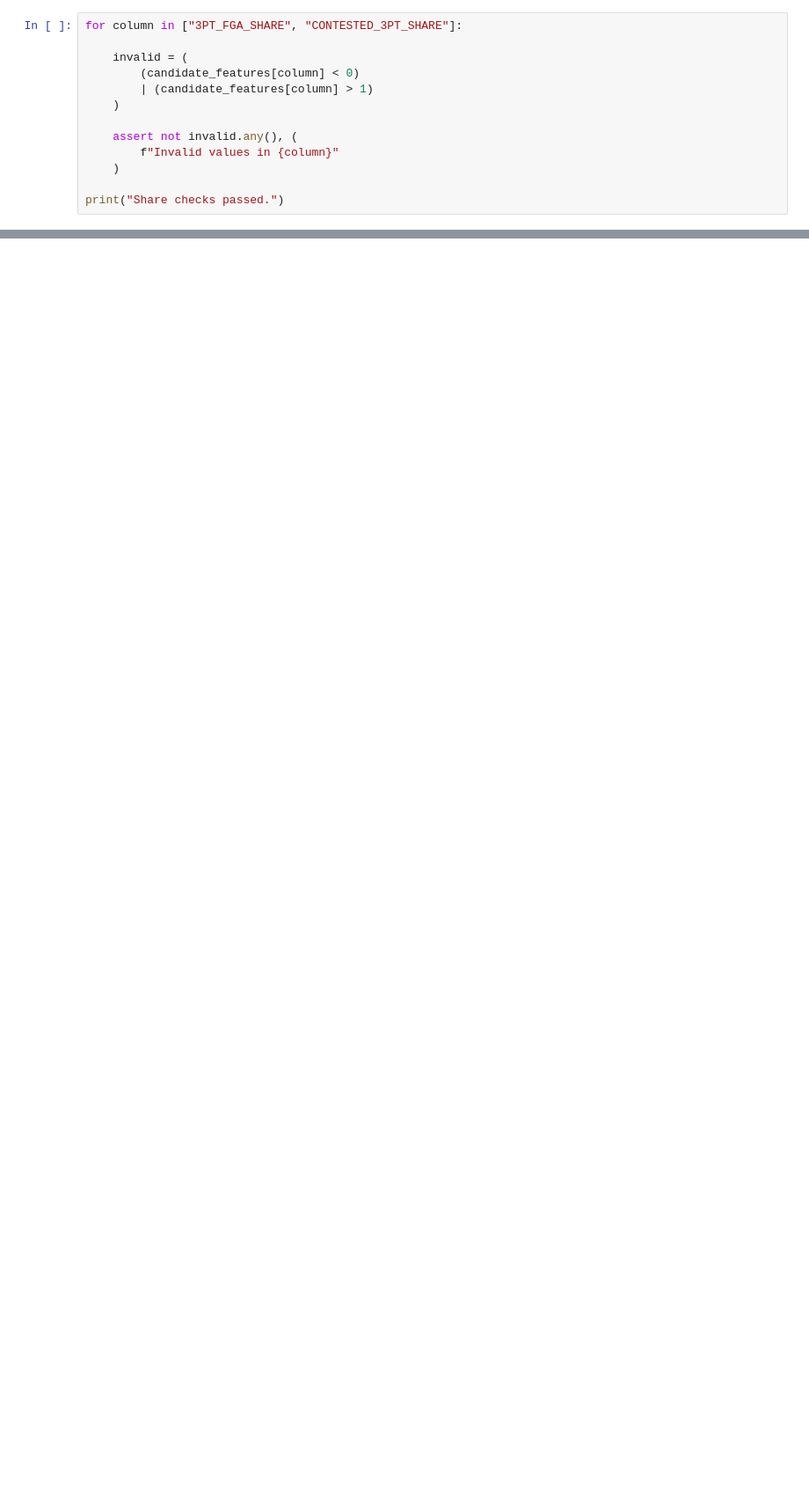
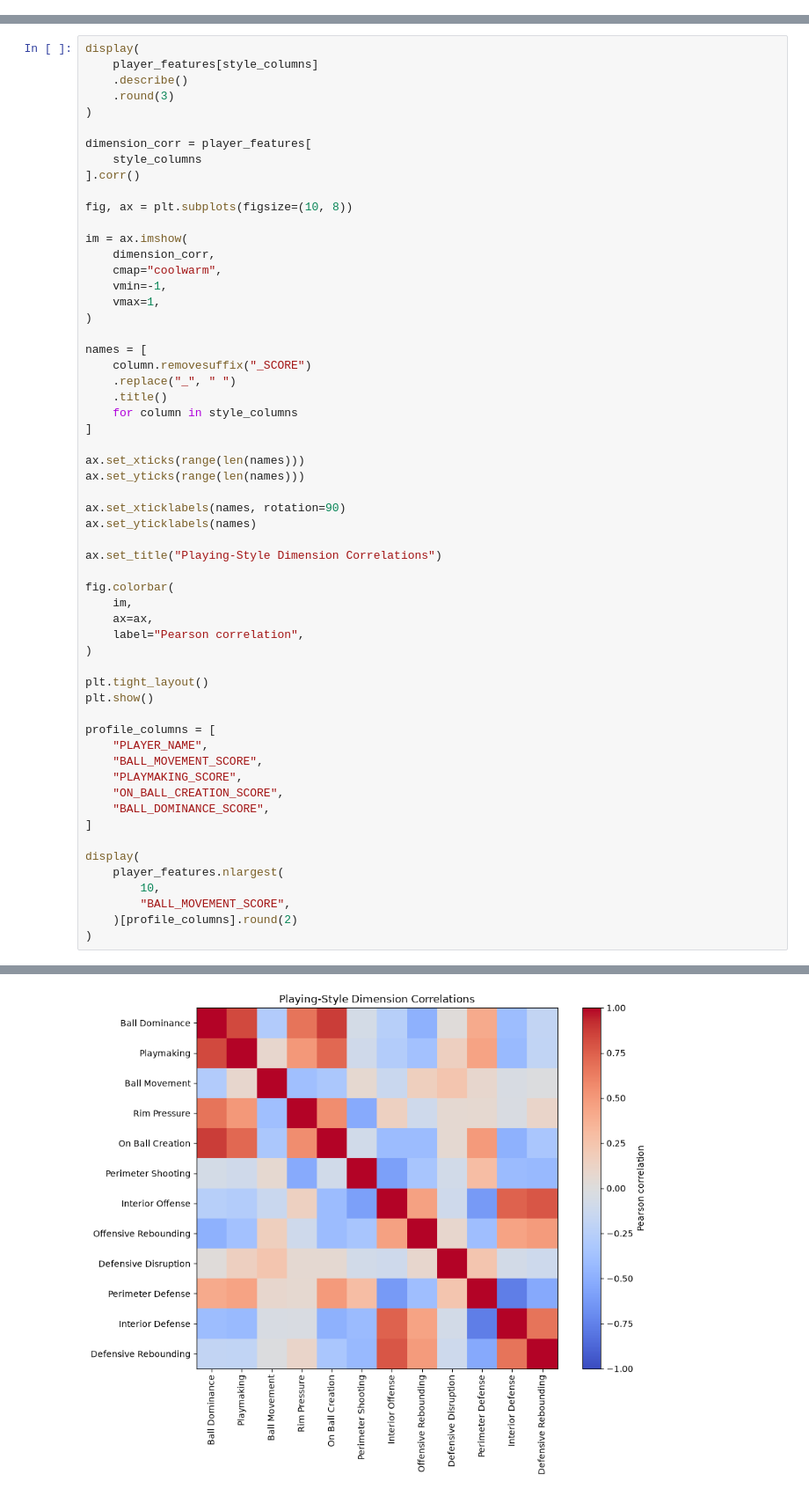
Before and after one commit to alex-abrego/nba-player-archetype-analysis, a Jupyter notebook: notebooks/02_feature_engineering.ipynb, the cells around one changed output, grey strips where cells are left out. Shown at 88% size. Cells and saved outputs as stored; diff of their text form; blank space fills up the shorter version.

```diff
--- a/notebooks/02_feature_engineering.ipynb
+++ b/notebooks/02_feature_engineering.ipynb
@@ -424,13 +0,0 @@ Series([], dtype: int64)
-# %%
-for column in ["3PT_FGA_SHARE", "CONTESTED_3PT_SHARE"]:
-
-    invalid = (
-        (candidate_features[column] < 0)
-        | (candidate_features[column] > 1)
-    )
-
-    assert not invalid.any(), (
-        f"Invalid values in {column}"
-    )
-
-print("Share checks passed.")
@@ -1304,0 +518,59 @@ display(
+# %%
+display(
+    player_features[style_columns]
+    .describe()
+    .round(3)
+)
+
+dimension_corr = player_features[
+    style_columns
+].corr()
+
+fig, ax = plt.subplots(figsize=(10, 8))
+
+im = ax.imshow(
+    dimension_corr,
+    cmap="coolwarm",
+    vmin=-1,
+    vmax=1,
+)
+
+names = [
+    column.removesuffix("_SCORE")
+    .replace("_", " ")
+    .title()
+    for column in style_columns
+]
+
+ax.set_xticks(range(len(names)))
+ax.set_yticks(range(len(names)))
+
+ax.set_xticklabels(names, rotation=90)
+ax.set_yticklabels(names)
+
+ax.set_title("Playing-Style Dimension Correlations")
+
+fig.colorbar(
+    im,
+    ax=ax,
+    label="Pearson correlation",
+)
+
+plt.tight_layout()
+plt.show()
+
+profile_columns = [
+    "PLAYER_NAME",
+    "BALL_MOVEMENT_SCORE",
+    "PLAYMAKING_SCORE",
+    "ON_BALL_CREATION_SCORE",
+    "BALL_DOMINANCE_SCORE",
+]
+
+display(
+    player_features.nlargest(
+        10,
+        "BALL_MOVEMENT_SCORE",
+    )[profile_columns].round(2)
+)
+# %% [output]
@@ -1304,0 +586 @@ display(
+[figure, added]
```
Also changed, not shown: parts of 46 cells of this notebook, 1 other file.
